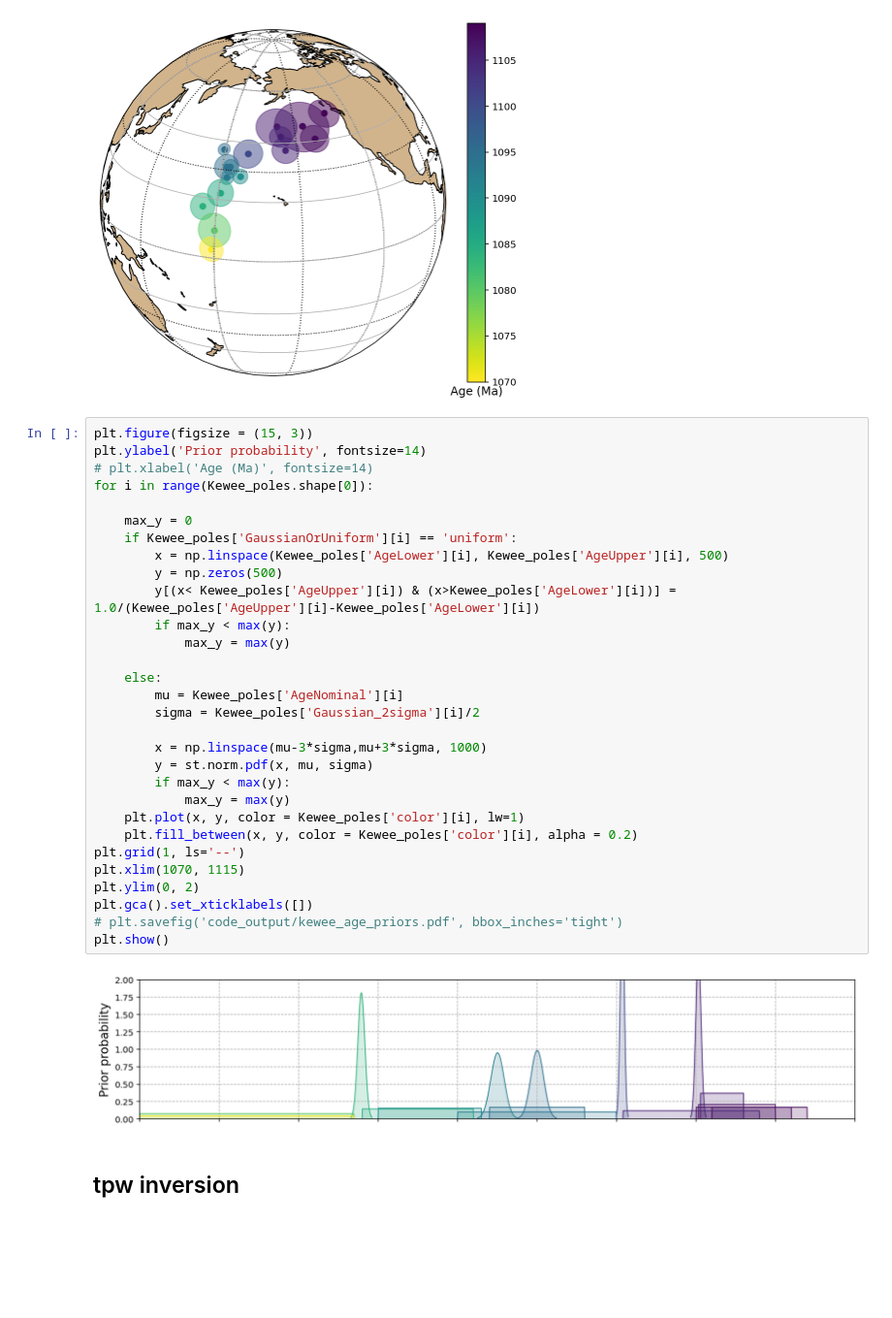
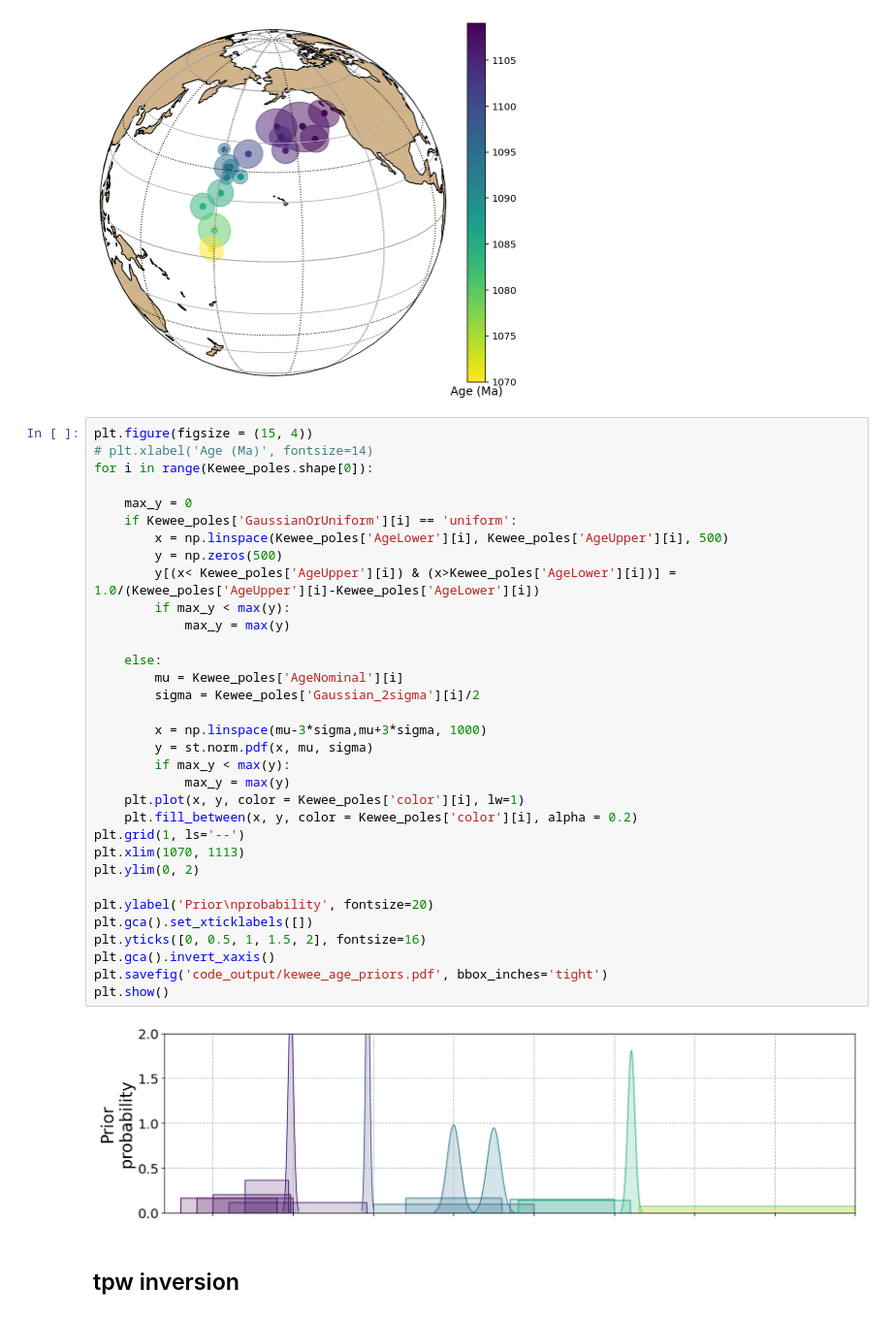
Before and after one commit to Swanson-Hysell-Group/Bayesian_PEP_inversion, a Jupyter notebook: PEP_Kewee.ipynb, the cells around one changed output. Shown at 97% size. Drawn from its saved outputs; the diff is of its cells as text; blank space fills up the shorter version.

```diff
--- a/PEP_Kewee.ipynb
+++ b/PEP_Kewee.ipynb
@@ -42,37 +42,40 @@ ax = plot_paleomagnetic_poles(Kewee_poles, 'PLon', 'PLat', 'A95', 'AgeNominal',
 # %% [output]
 [figure]
 # %%
-plt.figure(figsize = (15, 3))
-plt.ylabel('Prior probability', fontsize=14)
+plt.figure(figsize = (15, 4))
 # plt.xlabel('Age (Ma)', fontsize=14)
 for i in range(Kewee_poles.shape[0]):
 
     max_y = 0
     if Kewee_poles['GaussianOrUniform'][i] == 'uniform':
         x = np.linspace(Kewee_poles['AgeLower'][i], Kewee_poles['AgeUpper'][i], 500)
         y = np.zeros(500)
         y[(x< Kewee_poles['AgeUpper'][i]) & (x>Kewee_poles['AgeLower'][i])] = 1.0/(Kewee_poles['AgeUpper'][i]-Kewee_poles['AgeLower'][i])
         if max_y < max(y):
             max_y = max(y)
 
     else:
         mu = Kewee_poles['AgeNominal'][i]
         sigma = Kewee_poles['Gaussian_2sigma'][i]/2
 
         x = np.linspace(mu-3*sigma,mu+3*sigma, 1000)
         y = st.norm.pdf(x, mu, sigma)
         if max_y < max(y):
             max_y = max(y)
     plt.plot(x, y, color = Kewee_poles['color'][i], lw=1)
     plt.fill_between(x, y, color = Kewee_poles['color'][i], alpha = 0.2)
 plt.grid(1, ls='--')
-plt.xlim(1070, 1115)
+plt.xlim(1070, 1113)
 plt.ylim(0, 2)
+
+plt.ylabel('Prior\nprobability', fontsize=20)
 plt.gca().set_xticklabels([])
-# plt.savefig('code_output/kewee_age_priors.pdf', bbox_inches='tight')
+plt.yticks([0, 0.5, 1, 1.5, 2], fontsize=16)
+plt.gca().invert_xaxis()
+plt.savefig('code_output/kewee_age_priors.pdf', bbox_inches='tight')
 plt.show()
 # %% [output]
-[figure, old version]
+[figure, new version]
 # %% [markdown]
 ## tpw inversion
 # %% [markdown]
```
Also changed, not shown: 1 other file.
